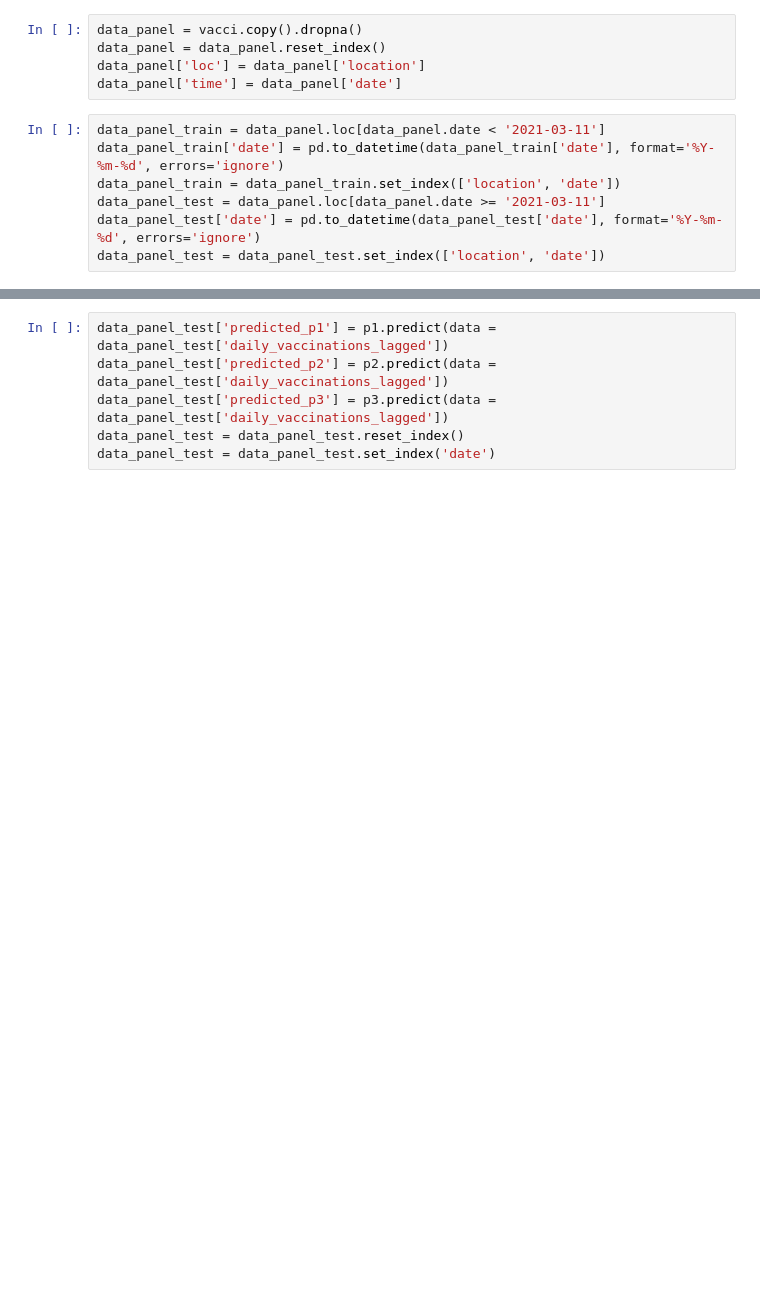
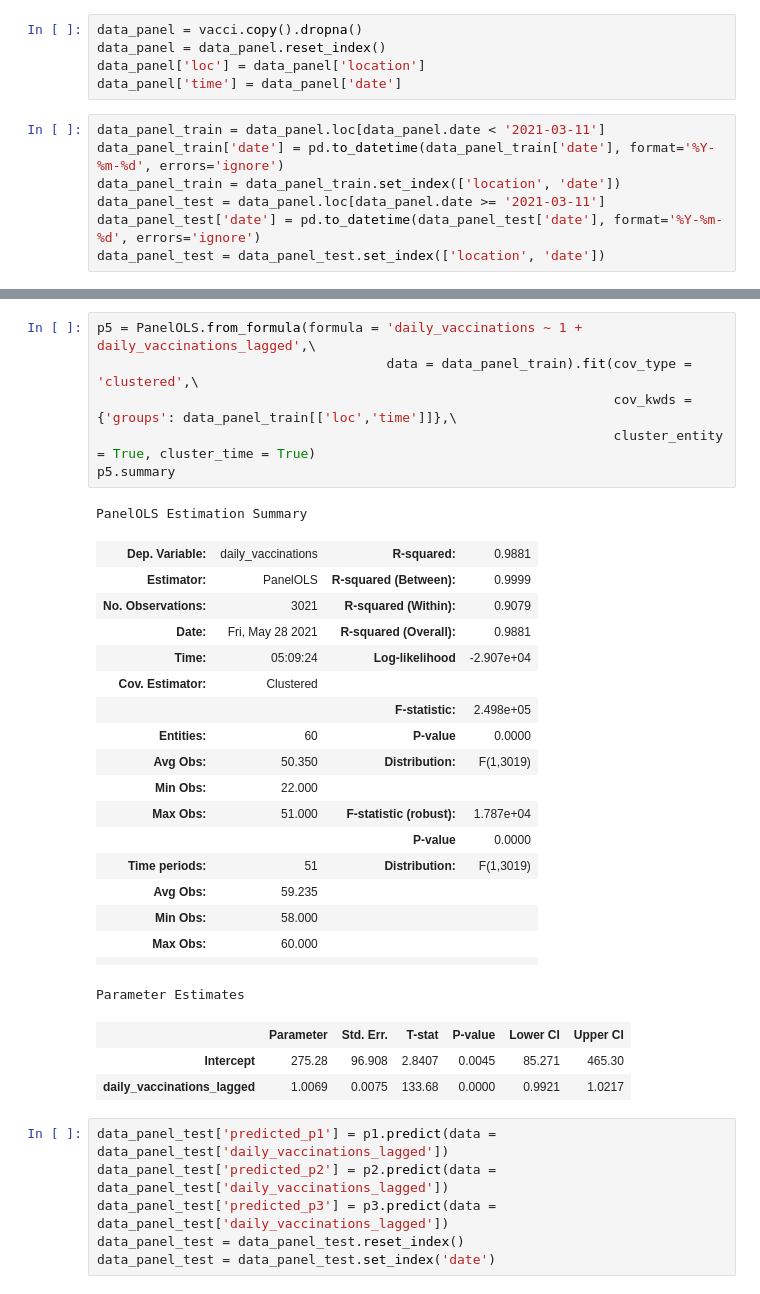
Before and after one commit to juno-yuu/COVID-Vaccine-and-Biotech-industry, a Jupyter notebook: Final_Project_Clean.ipynb, the cells around one changed output, grey strips where cells are left out. Drawn from its saved outputs; the diff is of its cells as text; blank space fills up the shorter version.

```diff
--- a/Final_Project_Clean.ipynb
+++ b/Final_Project_Clean.ipynb
@@ -347,3 +381,32 @@ Included effects: Entity, Time
+# %%
+p5 = PanelOLS.from_formula(formula = 'daily_vaccinations ~ 1 + daily_vaccinations_lagged',\
+                                     data = data_panel_train).fit(cov_type = 'clustered',\
+                                                                  cov_kwds = {'groups': data_panel_train[['loc','time']]},\
+                                                                  cluster_entity = True, cluster_time = True)
+p5.summary
+# %% [output]
+PanelOLS Estimation Summary
+| Dep. Variable: | daily_vaccinations | R-squared: | 0.9881 |
+| Estimator: | PanelOLS | R-squared (Between): | 0.9999 |
+| No. Observations: | 3021 | R-squared (Within): | 0.9079 |
+| Date: | Fri, May 28 2021 | R-squared (Overall): | 0.9881 |
+| Time: | 05:09:24 | Log-likelihood | -2.907e+04 |
+| Cov. Estimator: | Clustered |  |  |
+|  |  | F-statistic: | 2.498e+05 |
+| Entities: | 60 | P-value | 0.0000 |
+| Avg Obs: | 50.350 | Distribution: | F(1,3019) |
+| Min Obs: | 22.000 |  |  |
+| Max Obs: | 51.000 | F-statistic (robust): | 1.787e+04 |
+|  |  | P-value | 0.0000 |
+| Time periods: | 51 | Distribution: | F(1,3019) |
+| Avg Obs: | 59.235 |  |  |
+| Min Obs: | 58.000 |  |  |
+| Max Obs: | 60.000 |  |  |
+|  |  |  |  |
+Parameter Estimates
+|  | Parameter | Std. Err. | T-stat | P-value | Lower CI | Upper CI |
+| Intercept | 275.28 | 96.908 | 2.8407 | 0.0045 | 85.271 | 465.30 |
+| daily_vaccinations_lagged | 1.0069 | 0.0075 | 133.68 | 0.0000 | 0.9921 | 1.0217 |
 # %%
 data_panel_test['predicted_p1'] = p1.predict(data = data_panel_test['daily_vaccinations_lagged'])
 data_panel_test['predicted_p2'] = p2.predict(data = data_panel_test['daily_vaccinations_lagged'])
```
Also changed, not shown: parts of 4 cells of this notebook.
